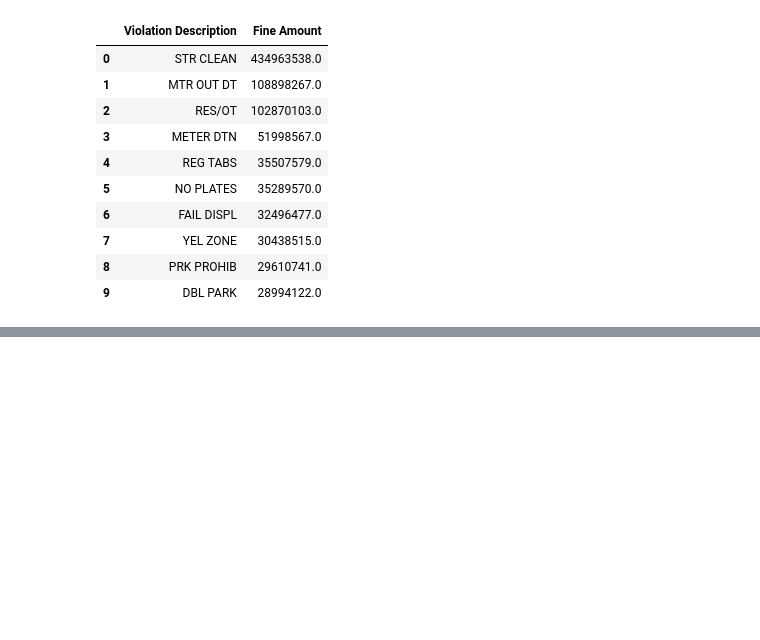
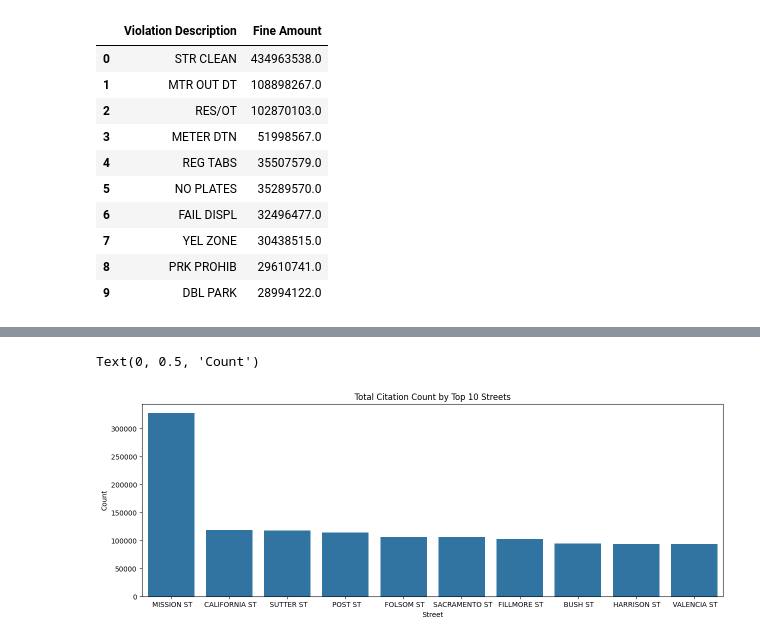
Before and after one commit to sjsu-cs122-s26/ZeninClan-sf-parking-citation-analysis, a Jupyter notebook: notebooks/final.ipynb, the cells around one changed output, grey strips where cells are left out. Drawn from its saved outputs; the diff is of its cells as text; code cells hidden in the pictures; blank space fills up the shorter version.

```diff
--- a/notebooks/final.ipynb
+++ b/notebooks/final.ipynb
@@ -261,0 +307,10 @@ df.groupby('year')['Fine Amount'].mean()
+# %%
+top10_streets = (
+    df["street"]
+    .value_counts()
+    .head(10)
+    .reset_index()
+)
+
+top10_streets.columns = ["street", "count"]
+top10_streets
@@ -261,0 +329,10 @@ df.groupby('year')['Fine Amount'].mean()
+# %%
+plt.figure(figsize=(15, 5))
+sns.barplot(data=top10_streets, x="street", y="count")
+
+plt.title("Total Citation Count by Top 10 Streets")
+plt.xlabel("Street")
+plt.ylabel("Count")
+# %% [output]
+Text(0, 0.5, 'Count')
+[figure, added]
```
Also changed, not shown: parts of 30 cells of this notebook, 1 other file.
